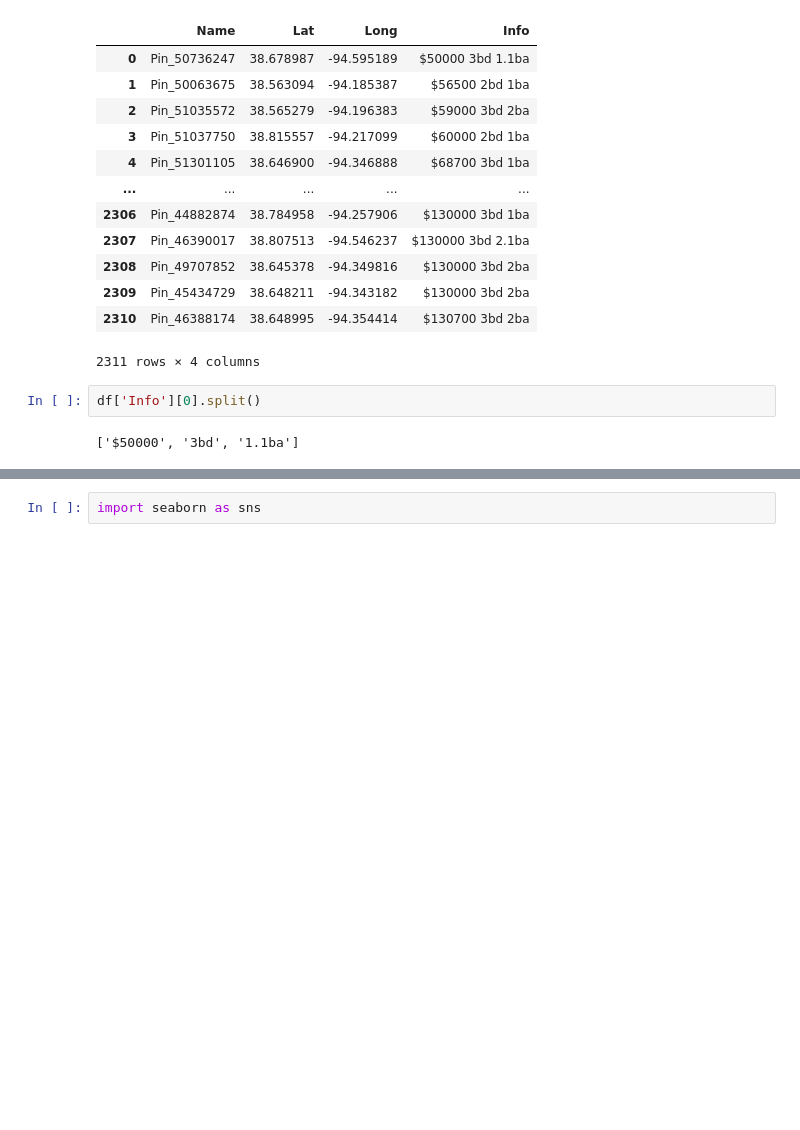
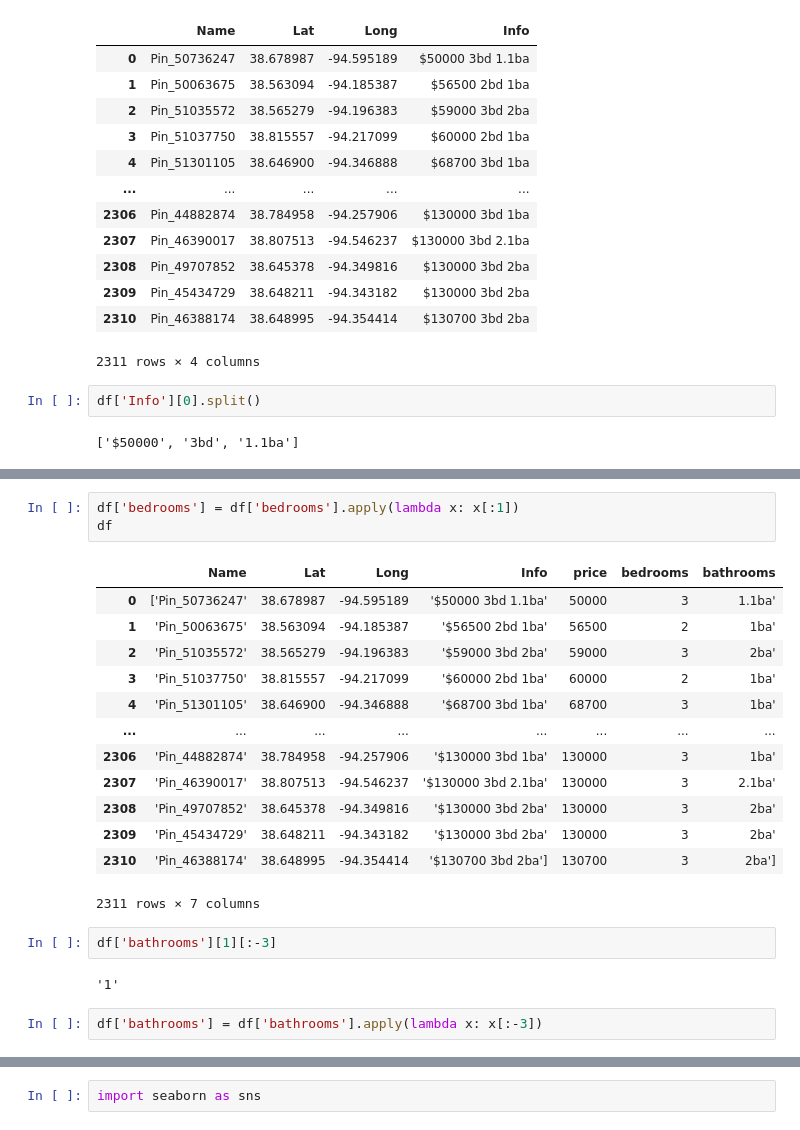
Before and after one commit to rwlink3z8/home_price_predictor, a Jupyter notebook: data/92220_hm_ccmo.ipynb, the cells around one changed output, grey strips where cells are left out. Cells and saved outputs as stored; diff of their text form; blank space fills up the shorter version.

```diff
--- a/data/92220_hm_ccmo.ipynb
+++ b/data/92220_hm_ccmo.ipynb
@@ -2376,0 +89,23 @@ df
+# %%
+df['bedrooms'] = df['bedrooms'].apply(lambda x: x[:1])
+df
+# %% [output]
+|  | Name | Lat | Long | Info | price | bedrooms | bathrooms |
+| 0 | ['Pin_50736247' | 38.678987 | -94.595189 | '$50000 3bd 1.1ba' | 50000 | 3 | 1.1ba' |
+| 1 | 'Pin_50063675' | 38.563094 | -94.185387 | '$56500 2bd 1ba' | 56500 | 2 | 1ba' |
+| 2 | 'Pin_51035572' | 38.565279 | -94.196383 | '$59000 3bd 2ba' | 59000 | 3 | 2ba' |
+| 3 | 'Pin_51037750' | 38.815557 | -94.217099 | '$60000 2bd 1ba' | 60000 | 2 | 1ba' |
+| 4 | 'Pin_51301105' | 38.646900 | -94.346888 | '$68700 3bd 1ba' | 68700 | 3 | 1ba' |
+| ... | ... | ... | ... | ... | ... | ... | ... |
+| 2306 | 'Pin_44882874' | 38.784958 | -94.257906 | '$130000 3bd 1ba' | 130000 | 3 | 1ba' |
+| 2307 | 'Pin_46390017' | 38.807513 | -94.546237 | '$130000 3bd 2.1ba' | 130000 | 3 | 2.1ba' |
+| 2308 | 'Pin_49707852' | 38.645378 | -94.349816 | '$130000 3bd 2ba' | 130000 | 3 | 2ba' |
+| 2309 | 'Pin_45434729' | 38.648211 | -94.343182 | '$130000 3bd 2ba' | 130000 | 3 | 2ba' |
+| 2310 | 'Pin_46388174' | 38.648995 | -94.354414 | '$130700 3bd 2ba'] | 130700 | 3 | 2ba'] |
+2311 rows × 7 columns
+# %%
+df['bathrooms'][1][:-3]
+# %% [output]
+'1'
+# %%
+df['bathrooms'] = df['bathrooms'].apply(lambda x: x[:-3])
```
Also changed, not shown: parts of 18 cells of this notebook.
